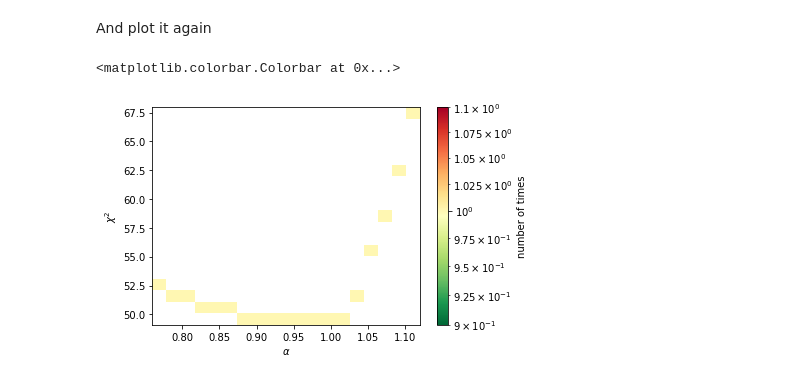
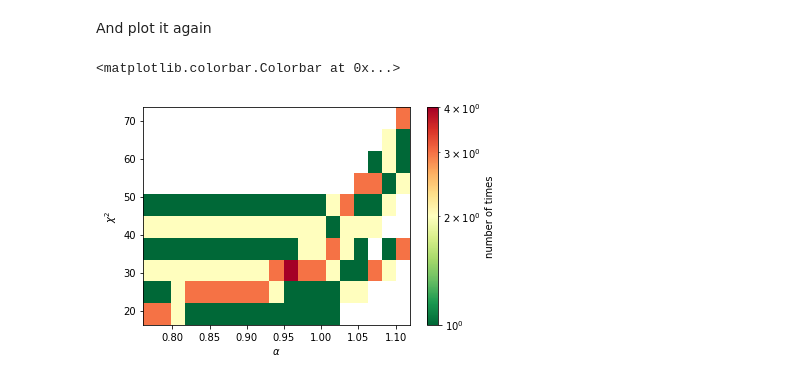
Before and after one commit to R-Grau/EBLpy, a Jupyter notebook: Multiple_Broken_power_law_multiple2.ipynb, the cells around one changed output. Drawn from its saved outputs; the diff is of its cells as text; code cells hidden in the pictures.

```diff
--- a/Multiple_Broken_power_law_multiple2.ipynb
+++ b/Multiple_Broken_power_law_multiple2.ipynb
@@ -236,7 +259,7 @@ for i in range(len(mu_vec)):
 # %% [markdown]
 We finally run our simulation. First we generate 2 random samples of the background. The first one is the background contribution to the observations and the other one is the observed background in 5 wobbles that we will use to reduce the background noise. After that we also simulate the source spectra. Those 3 things are made using a Poisson disteibution. Then we sum the 3 contributions and we take the number of photons to SED. Finally we use this SED and deabsorb the EBL while fitting the MBPWL to every value of $\alpha$ and get its corresponding $\chi^2$ value.
 # %%
-niter = 1000  #number of iterations (1000 iterations take ~38 min)
+niter = 100  #number of iterations (1000 iterations take ~38 min)
 chisqs_iter = []
 alphas_iter = []
 
@@ -283,13 +306,13 @@ for j in range(niter):
         SED_u2 = np.square(E[7:37]) * dNdE2_u
         ydata = SED2
         xdata = E[7:37]
-        knots = 5
+        knots = 3
         ydata_u = SED_u2
-        initial_guess = np.array([5e-7, 0, 0, 0, 0, 0, 0, 0, 0, 0, 0]) #phi_0, lam1, deltas (len(deltas)=knots-2))
+        initial_guess = np.array([5e-7, 0, 0, 0, 0]) #phi_0, lam1, deltas (len(deltas)=knots))
         things = multiple_bpl_fit(initial_guess=initial_guess)
         chi2 = chisq(SED2, multiple_bpl(E[7:37], things.values), SED_u2)
         chisqs.append(chi2)
-        # if alpha == 0. or alpha == 0.15 or alpha == 0.9 or alpha == 1.:
+        # if alpha == 0.6000000000000001:# or alpha == 0.15 or alpha == 0.9 or alpha == 1.:
         #     plt.plot(xdata, multiple_bpl(xdata, things.values), label='concave fit', color = 'orange')
         #     plt.errorbar(xdata, ydata, label='original',yerr = ydata_u, capsize=3, fmt='o', alpha=0.8)
         #     plt.xscale('log')
@@ -298,6 +321,7 @@ for j in range(niter):
         #     plt.ylabel(r"$E^2$ $dF/dE$ ($TeV$ $m^{-2}$ $s^{-1}$)")
         #     plt.legend()
         #     plt.show()
+
     alphas_iter.append(alphas)
     chisqs_iter.append(chisqs)
     print("\033[2;31;43m iteration {iter} of {niter} finished \033[0;0m".format(iter = j+1, niter = niter))
@@ -355,7 +447,7 @@ fig.colorbar(h[3], ax=ax, label="number of times")
 # %% [markdown]
 After that, if needed we can do the same again with more $\alpha$ values between 0.76 and 1.14
 # %%
-niter = 1
+niter = 10
 chisqs_iter = []
 alphas_iter = []
 
@@ -434,16 +543,16 @@ And plot it again
 # %%
 alphas_iter2 = np.concatenate(alphas_iter)
 chisqs_iter2 = np.concatenate(chisqs_iter)
 
 
 fig, ax = plt.subplots()
-h = ax.hist2d(alphas_iter2, chisqs_iter2, bins=19, norm = colors.LogNorm(), cmap = "RdYlGn_r")
+h = ax.hist2d(alphas_iter2, chisqs_iter2, bins=[19,10], norm = colors.LogNorm(), cmap = "RdYlGn_r")
 ax.set_xlabel(r'$\alpha$')
 ax.set_ylabel(r'$\chi^2$')
 fig.colorbar(h[3], ax=ax, label="number of times")
 # %% [output]
 <matplotlib.colorbar.Colorbar at 0x...>
-[figure, old version]
+[figure, new version]
 # %%
 # niter = 10
 # mu = dNdEa[3:37] * EffaA2 * Ebinsw[3:37] * time
```
Also changed, not shown: parts of 4 cells of this notebook.
